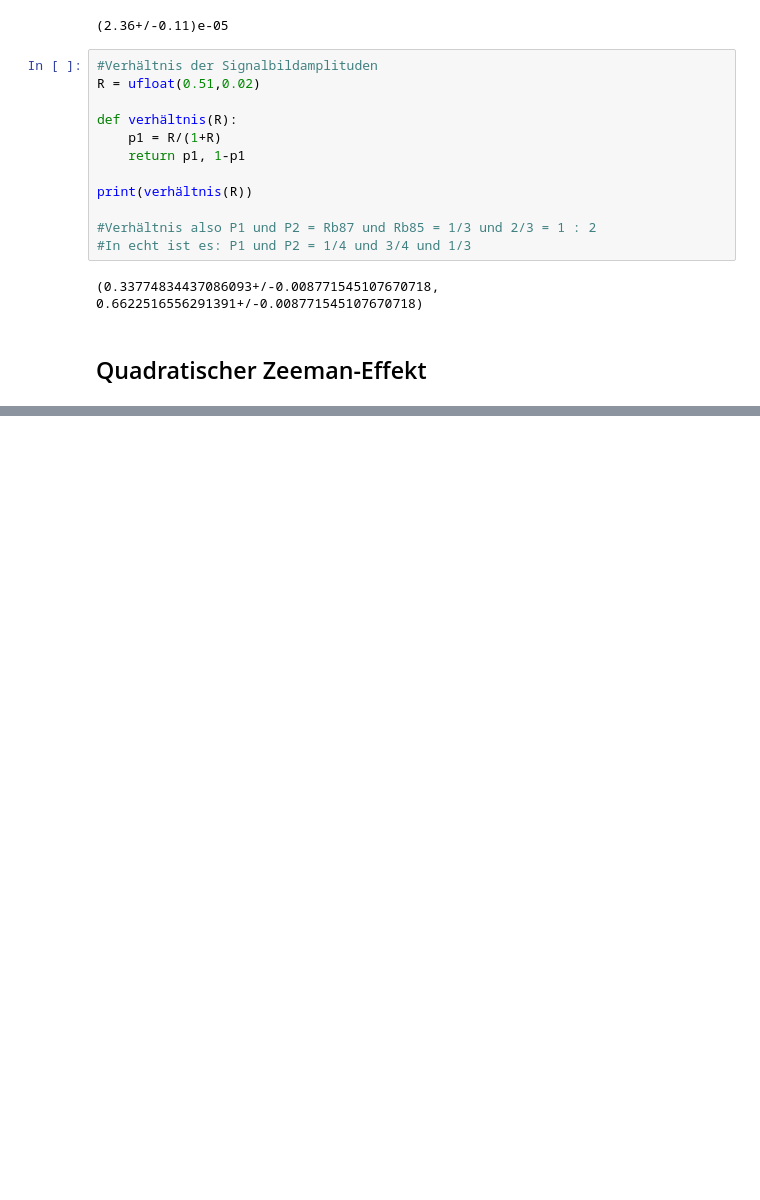
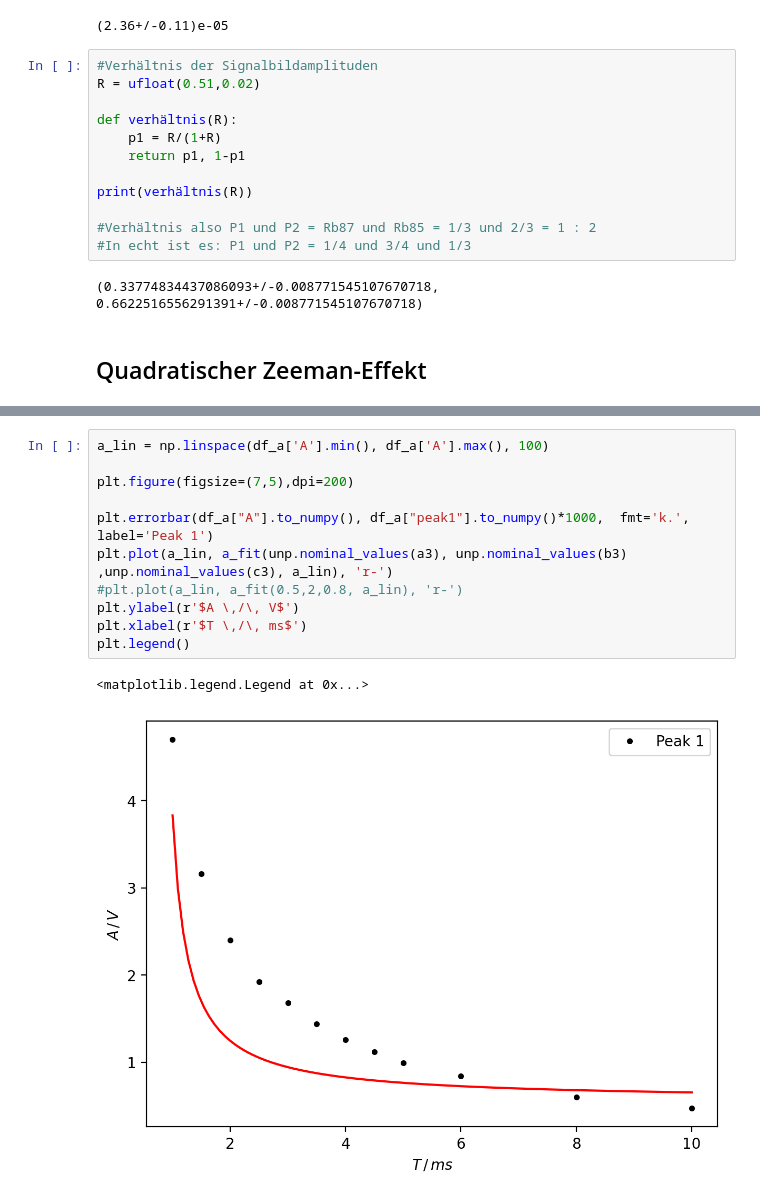
Before and after one commit to SamGTex/FP_Master_WS22-23, a Jupyter notebook: V21_Optisches_Pumpen/python/main.ipynb, the cells around one changed output, grey strips where cells are left out. Cells and saved outputs as stored; diff of their text form; blank space fills up the shorter version.

```diff
--- a/V21_Optisches_Pumpen/python/main.ipynb
+++ b/V21_Optisches_Pumpen/python/main.ipynb
@@ -197,0 +262,14 @@ P2_lin, P2_quad = zeeman(0.25e-03, 1/3 ,3 ,rb_85) #Hä warum dieses B Feld?
+# %%
+a_lin = np.linspace(df_a['A'].min(), df_a['A'].max(), 100)
+
+plt.figure(figsize=(7,5),dpi=200)
+
+plt.errorbar(df_a["A"].to_numpy(), df_a["peak1"].to_numpy()*1000,  fmt='k.', label='Peak 1')
+plt.plot(a_lin, a_fit(unp.nominal_values(a3), unp.nominal_values(b3) ,unp.nominal_values(c3), a_lin), 'r-')
+#plt.plot(a_lin, a_fit(0.5,2,0.8, a_lin), 'r-')
+plt.ylabel(r'$A \,/\, V$')
+plt.xlabel(r'$T \,/\, ms$')
+plt.legend()
+# %% [output]
+<matplotlib.legend.Legend at 0x...>
+[figure, added]
```
Also changed, not shown: parts of 4 cells of this notebook, 1 other file.
